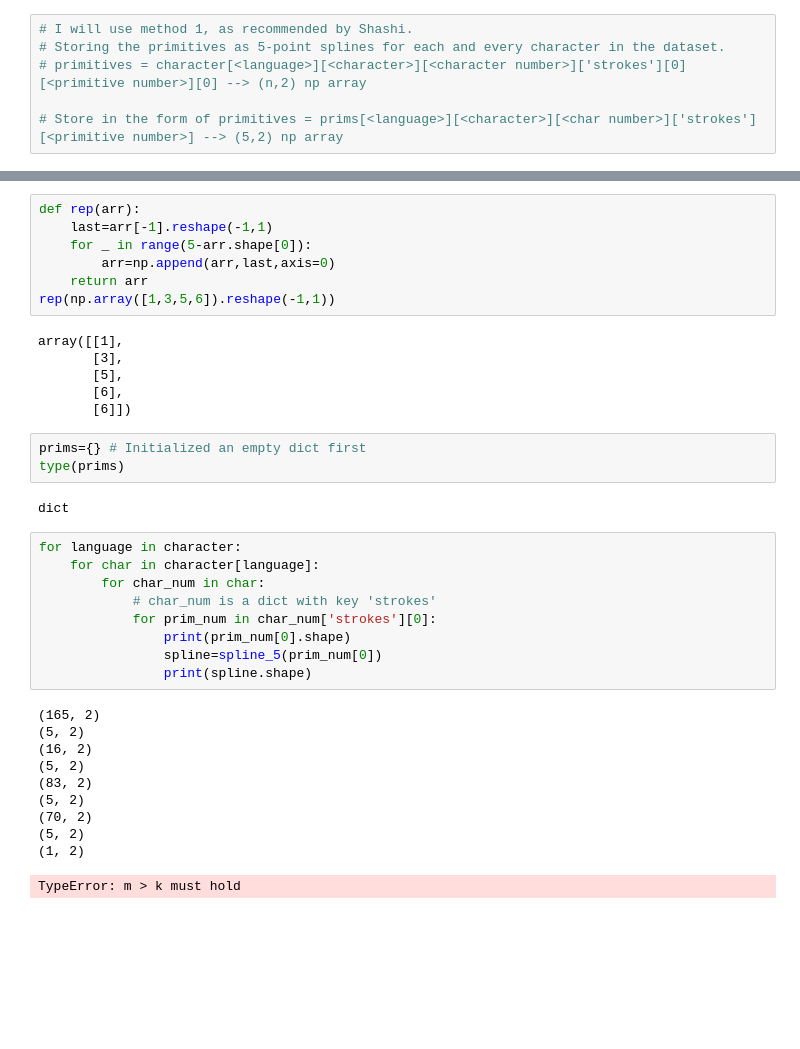
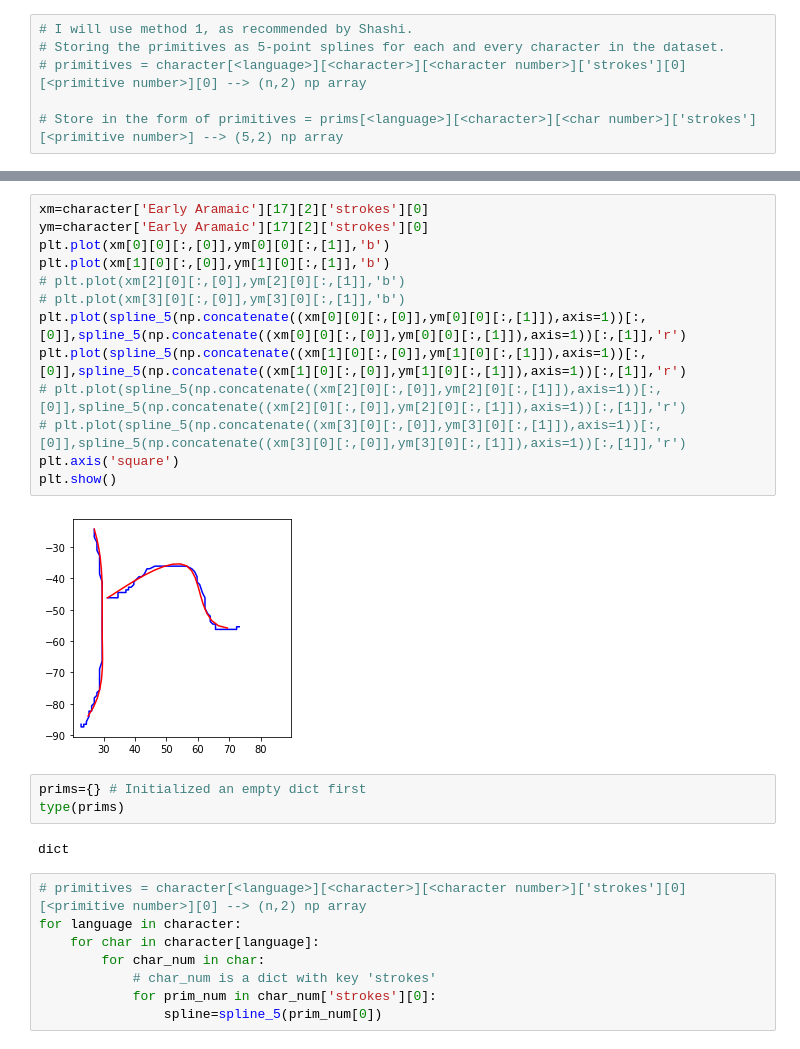
Before and after one commit to SomTambe/omniglot-bcs, a Jupyter notebook: own_model_bcs.ipynb, the cells around one changed output, grey strips where cells are left out. Saved outputs shown, nothing was run; the diff lists cells and outputs as text; blank space fills up the shorter version.

```diff
--- a/own_model_bcs.ipynb
+++ b/own_model_bcs.ipynb
@@ -195,38 +200,28 @@ TypeError: m > k must hold
-# %%
-def rep(arr):
-    last=arr[-1].reshape(-1,1)
-    for _ in range(5-arr.shape[0]):
-        arr=np.append(arr,last,axis=0)
-    return arr
-rep(np.array([1,3,5,6]).reshape(-1,1))
-# %% [output]
-array([[1],
-       [3],
-       [5],
-       [6],
-       [6]])
+# %%
+xm=character['Early Aramaic'][17][2]['strokes'][0]
+ym=character['Early Aramaic'][17][2]['strokes'][0]
+plt.plot(xm[0][0][:,[0]],ym[0][0][:,[1]],'b')
+plt.plot(xm[1][0][:,[0]],ym[1][0][:,[1]],'b')
+# plt.plot(xm[2][0][:,[0]],ym[2][0][:,[1]],'b')
+# plt.plot(xm[3][0][:,[0]],ym[3][0][:,[1]],'b')
+plt.plot(spline_5(np.concatenate((xm[0][0][:,[0]],ym[0][0][:,[1]]),axis=1))[:,[0]],spline_5(np.concatenate((xm[0][0][:,[0]],ym[0][0][:,[1]]),axis=1))[:,[1]],'r')
+plt.plot(spline_5(np.concatenate((xm[1][0][:,[0]],ym[1][0][:,[1]]),axis=1))[:,[0]],spline_5(np.concatenate((xm[1][0][:,[0]],ym[1][0][:,[1]]),axis=1))[:,[1]],'r')
+# plt.plot(spline_5(np.concatenate((xm[2][0][:,[0]],ym[2][0][:,[1]]),axis=1))[:,[0]],spline_5(np.concatenate((xm[2][0][:,[0]],ym[2][0][:,[1]]),axis=1))[:,[1]],'r')
+# plt.plot(spline_5(np.concatenate((xm[3][0][:,[0]],ym[3][0][:,[1]]),axis=1))[:,[0]],spline_5(np.concatenate((xm[3][0][:,[0]],ym[3][0][:,[1]]),axis=1))[:,[1]],'r')
+plt.axis('square')
+plt.show()
+# %% [output]
+[figure, added]
 # %%
 prims={} # Initialized an empty dict first
 type(prims)
 # %% [output]
 dict
 # %%
+# primitives = character[<language>][<character>][<character number>]['strokes'][0][<primitive number>][0] --> (n,2) np array
 for language in character:
     for char in character[language]:
         for char_num in char:
             # char_num is a dict with key 'strokes'
             for prim_num in char_num['strokes'][0]:
-                print(prim_num[0].shape)
                 spline=spline_5(prim_num[0])
-                print(spline.shape)
-# %% [output]
-(165, 2)
-(5, 2)
-(16, 2)
-(5, 2)
-(83, 2)
-(5, 2)
-(70, 2)
-(5, 2)
-(1, 2)
-TypeError: m > k must hold
```
Also changed, not shown: parts of 5 cells of this notebook, 1 other file.
